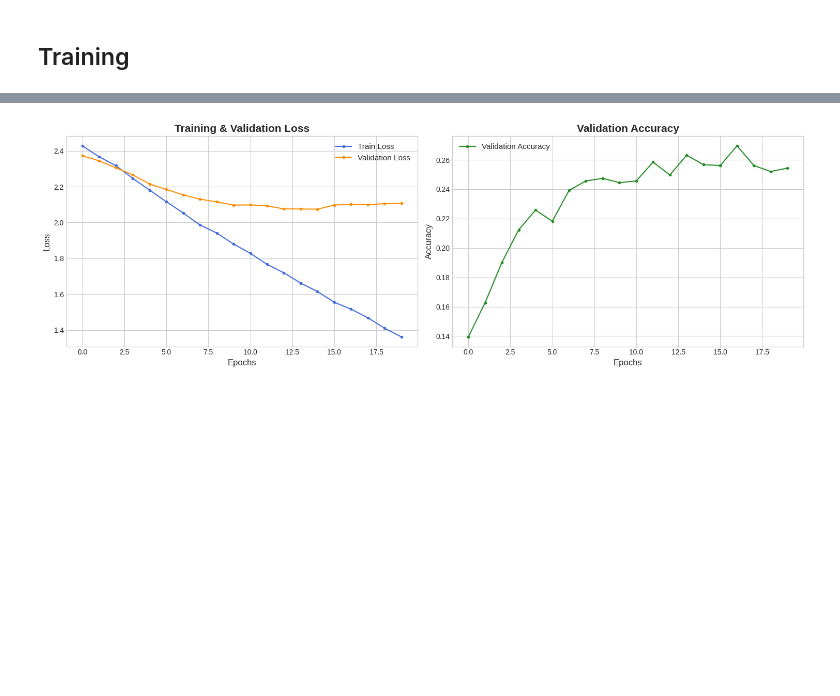
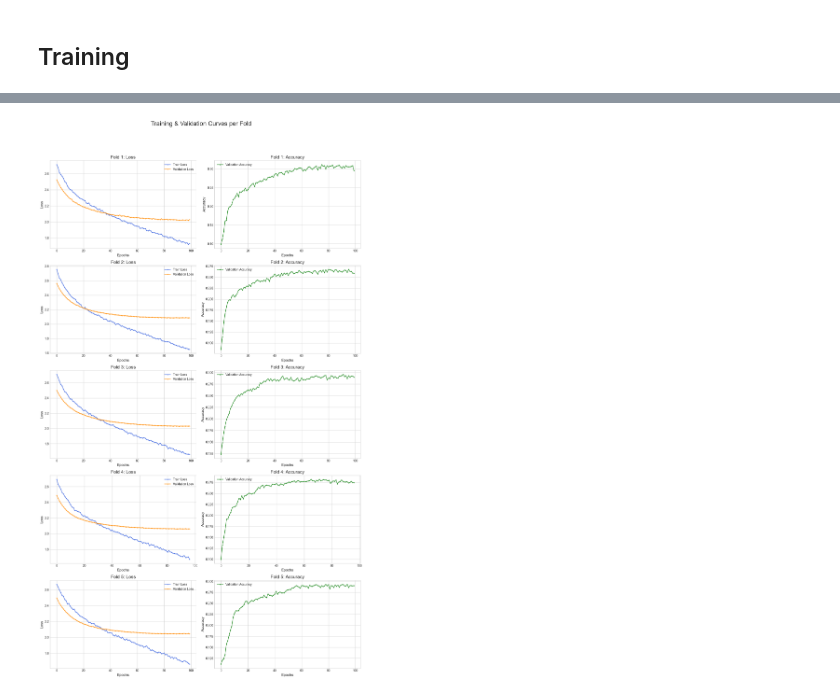
Before and after one commit to song2du/Machine-Learning-Programming, a Jupyter notebook: MHEALTH_CNN.ipynb, the cells around one changed output, grey strips where cells are left out. Saved outputs shown, nothing was run; the diff lists cells and outputs as text; code cells hidden in the pictures; blank space fills up the shorter version.

```diff
--- a/MHEALTH_CNN.ipynb
+++ b/MHEALTH_CNN.ipynb
@@ -394,0 +311,20 @@ KeyboardInterrupt:
+# %%
+def evaluate(model, test_loader, device, criterion):
+    model.eval()
+    test_loss = 0.0
+    all_preds, all_labels = [], []
+    with torch.no_grad():
+        for inputs, labels in test_loader:
+            inputs, labels = inputs.to(device), labels.to(device)
+            outputs = model(inputs)
+            loss = criterion(outputs, labels)
+            test_loss += loss.item() * inputs.size(0)
+            _, preds = torch.max(outputs, 1)
+            all_preds.extend(preds.cpu().numpy())
+            all_labels.extend(labels.cpu().numpy())
+
+    avg_loss = test_loss / len(test_loader.dataset)
+    accuracy = accuracy_score(all_labels, all_preds)
+
+    # accuracy와 함께 preds와 labels 리스트를 반환
+    return avg_loss, accuracy, all_preds, all_labels
@@ -395,27 +526,27 @@ KeyboardInterrupt:
 # %%
 plt.style.use('seaborn-v0_8-whitegrid')
-# 그래프 크기 설정
-fig, (ax1, ax2) = plt.subplots(1, 2, figsize=(15, 5))
+fig, axes = plt.subplots(N_SPLITS, 2, figsize=(15, 5 * N_SPLITS))
+fig.suptitle('Training & Validation Curves per Fold', fontsize=20, y=1.02)
 
-# --- Loss 그래프 ---
-ax1.plot(history['train_loss'], label='Train Loss', color='royalblue', marker='o', markersize=3)
-ax1.plot(history['val_loss'], label='Validation Loss', color='darkorange', marker='o', markersize=3)
-ax1.set_title('Training & Validation Loss', fontsize=15, fontweight='bold')
-ax1.set_xlabel('Epochs', fontsize=12)
-ax1.set_ylabel('Loss', fontsize=12)
-ax1.legend(fontsize=11)
-ax1.grid(True)
+for i, history in enumerate(cv_histories):
+    # Loss 그래프
+    ax1 = axes[i, 0]
+    ax1.plot(history['train_loss'], label='Train Loss', color='royalblue', marker='o', markersize=2)
+    ax1.plot(history['val_loss'], label='Validation Loss', color='darkorange', marker='o', markersize=2)
+    ax1.set_title(f'Fold {i+1}: Loss', fontsize=15)
+    ax1.set_xlabel('Epochs', fontsize=12)
+    ax1.set_ylabel('Loss', fontsize=12)
+    ax1.legend()
 
-# --- Accuracy 그래프 ---
-ax2.plot(history['val_acc'], label='Validation Accuracy', color='forestgreen', marker='o', markersize=3)
-ax2.set_title('Validation Accuracy', fontsize=15, fontweight='bold')
-ax2.set_xlabel('Epochs', fontsize=12)
-ax2.set_ylabel('Accuracy', fontsize=12)
-ax2.legend(fontsize=11)
-ax2.grid(True)
+    # Accuracy 그래프
+    ax2 = axes[i, 1]
+    ax2.plot(history['val_acc'], label='Validation Accuracy', color='forestgreen', marker='o', markersize=2)
+    ax2.set_title(f'Fold {i+1}: Accuracy', fontsize=15)
+    ax2.set_xlabel('Epochs', fontsize=12)
+    ax2.set_ylabel('Accuracy', fontsize=12)
+    ax2.legend()
 
-# --- 전체 레이아웃 조정 및 출력 ---
-plt.tight_layout()
+plt.tight_layout(rect=[0, 0, 1, 0.98])
 plt.show()
 # %% [output]
-[figure, old version]
+[figure, new version]
```
Also changed, not shown: parts of 18 cells of this notebook, 2 other files.
